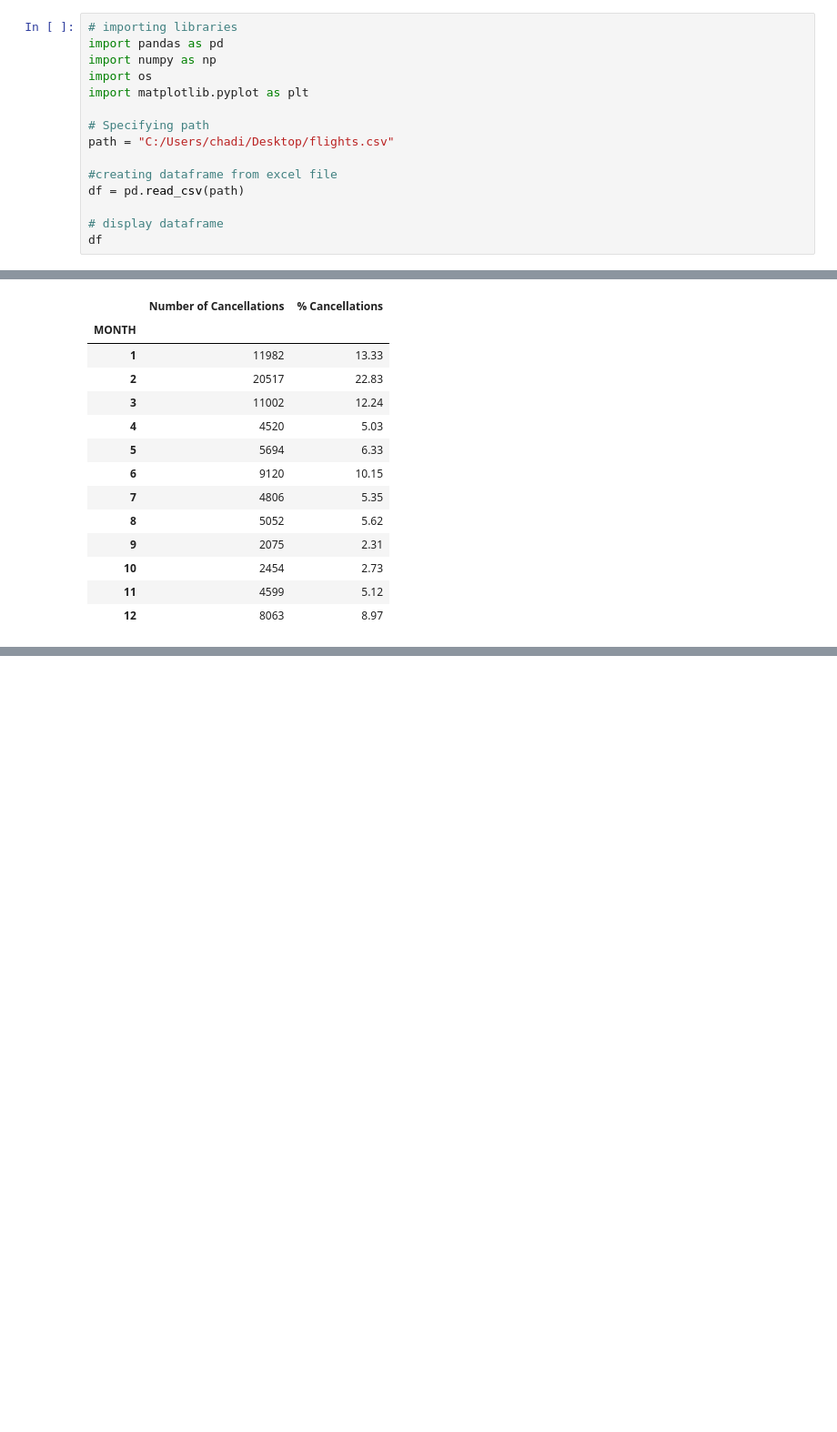
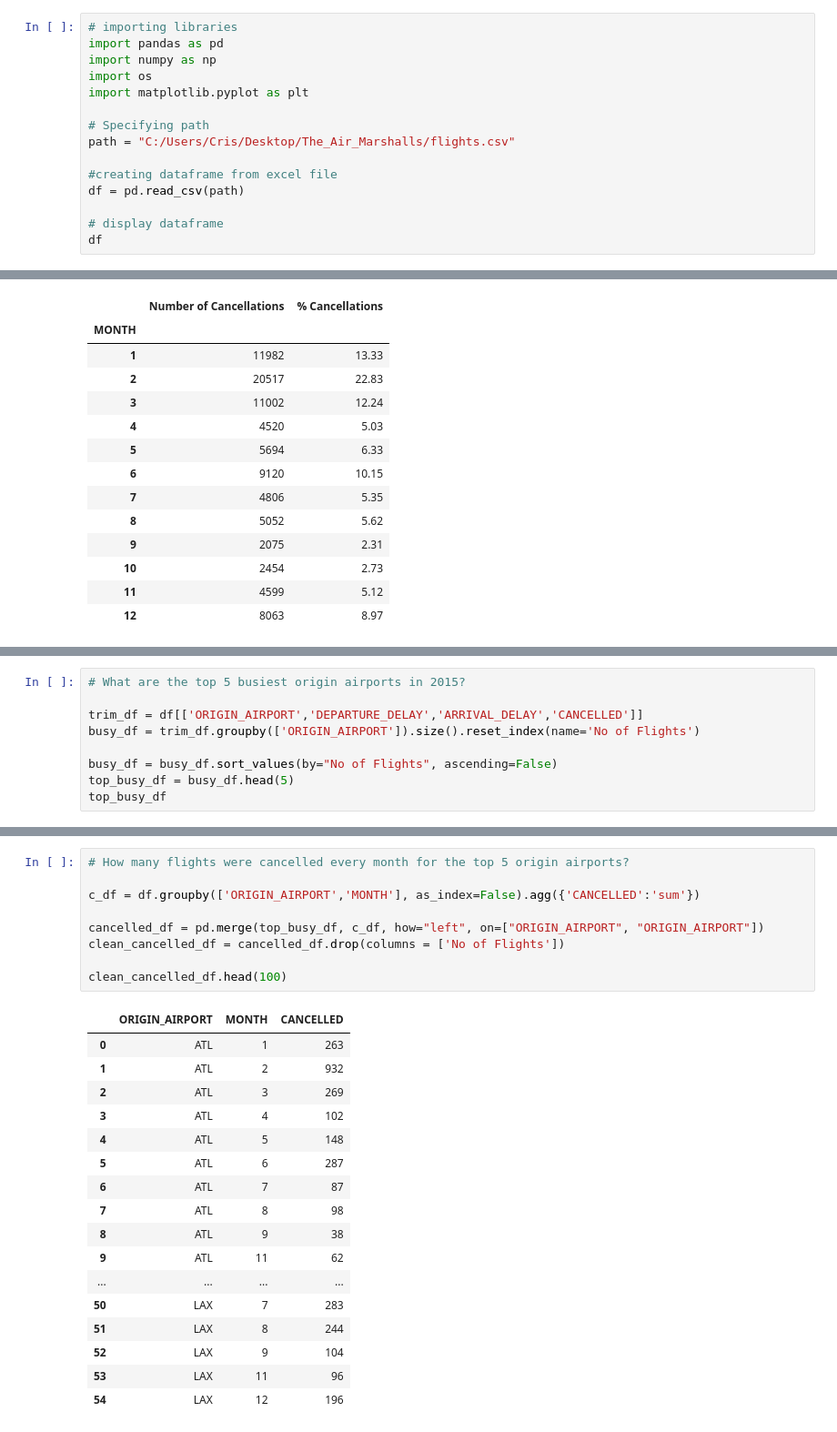
Before and after one commit to Chadi272/The_Air_Marshalls, a Jupyter notebook: Flight Delays.ipynb, the cells around one changed output, grey strips where cells are left out. Shown: that part at 91% size. Drawn from its saved outputs; the diff is of its cells as text; blank space fills up the shorter version.

Commit message:
Update Flight Delays.ipynb
Questions 4 & 5 done

```diff
--- a/Flight Delays.ipynb
+++ b/Flight Delays.ipynb
@@ -10,7 +10,7 @@ import os
 import matplotlib.pyplot as plt
 
 # Specifying path
-path = "C:/Users/chadi/Desktop/flights.csv"
+path = "C:/Users/Cris/Desktop/The_Air_Marshalls/flights.csv"
 
 #creating dataframe from excel file
 df = pd.read_csv(path)
@@ -193,0 +193,9 @@ The average delay time for these flights was 33 minutes.
+# %%
+# What are the top 5 busiest origin airports in 2015?
+
+trim_df = df[['ORIGIN_AIRPORT','DEPARTURE_DELAY','ARRIVAL_DELAY','CANCELLED']]
+busy_df = trim_df.groupby(['ORIGIN_AIRPORT']).size().reset_index(name='No of Flights')
+
+busy_df = busy_df.sort_values(by="No of Flights", ascending=False)
+top_busy_df = busy_df.head(5)
+top_busy_df
@@ -193,0 +236,27 @@ The average delay time for these flights was 33 minutes.
+# %%
+# How many flights were cancelled every month for the top 5 origin airports?
+
+c_df = df.groupby(['ORIGIN_AIRPORT','MONTH'], as_index=False).agg({'CANCELLED':'sum'})
+
+cancelled_df = pd.merge(top_busy_df, c_df, how="left", on=["ORIGIN_AIRPORT", "ORIGIN_AIRPORT"])
+clean_cancelled_df = cancelled_df.drop(columns = ['No of Flights'])
+
+clean_cancelled_df.head(100)
+# %% [output]
+|  | ORIGIN_AIRPORT | MONTH | CANCELLED |
+| 0 | ATL | 1 | 263 |
+| 1 | ATL | 2 | 932 |
+| 2 | ATL | 3 | 269 |
+| 3 | ATL | 4 | 102 |
+| 4 | ATL | 5 | 148 |
+| 5 | ATL | 6 | 287 |
+| 6 | ATL | 7 | 87 |
+| 7 | ATL | 8 | 98 |
+| 8 | ATL | 9 | 38 |
+| 9 | ATL | 11 | 62 |
+| ... | ... | ... | ... |
+| 50 | LAX | 7 | 283 |
+| 51 | LAX | 8 | 244 |
+| 52 | LAX | 9 | 104 |
+| 53 | LAX | 11 | 96 |
+| 54 | LAX | 12 | 196 |
```
Also changed, not shown: parts of 11 cells of this notebook.
